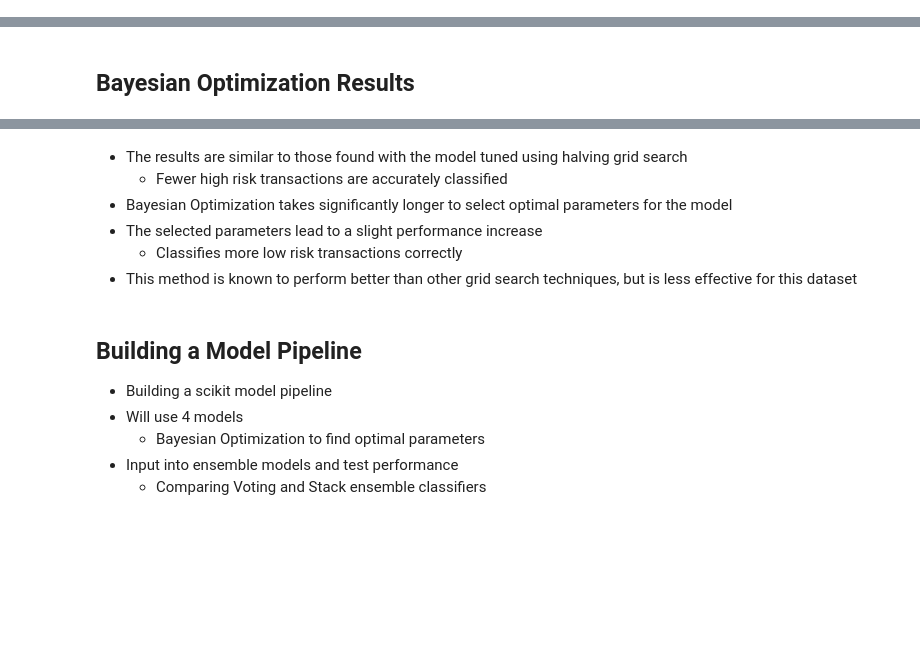
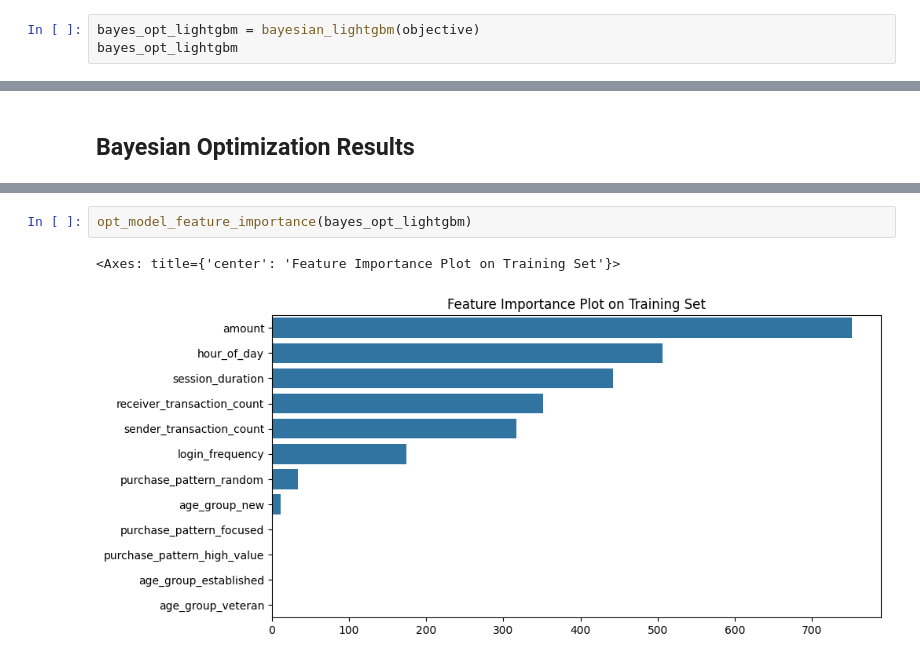
Before and after one commit to WulfNovak/Meta-Transaction-Risk-Classification, a Jupyter notebook: meta_ml.ipynb, the cells around one changed output, grey strips where cells are left out. Cells and saved outputs as stored; diff of their text form; blank space fills up the shorter version.

```diff
--- a/meta_ml.ipynb
+++ b/meta_ml.ipynb
@@ -192,0 +297,3 @@ You can set `force_col_wise=true` to remove the overhead.
+# %%
+bayes_opt_lightgbm = bayesian_lightgbm(objective)
+bayes_opt_lightgbm
@@ -274,14 +317,5 @@ moderate_risk       0.69      0.97      0.80      2153
-# %% [markdown]
-* The results are similar to those found with the model tuned using halving grid search
-    * Fewer high risk transactions are accurately classified
-* Bayesian Optimization takes significantly longer to select optimal parameters for the model
-* The selected parameters lead to a slight performance increase
-    * Classifies more low risk transactions correctly
-* This method is known to perform better than other grid search techniques, but is less effective for this dataset
-# %% [markdown]
-## Building a Model Pipeline
-* Building a scikit model pipeline
-* Will use 4 models
-    * Bayesian Optimization to find optimal parameters
-* Input into ensemble models and test performance
-    * Comparing Voting and Stack ensemble classifiers
+# %%
+opt_model_feature_importance(bayes_opt_lightgbm)
+# %% [output]
+<Axes: title={'center': 'Feature Importance Plot on Training Set'}>
+[figure, added]
```
Also changed, not shown: parts of 45 cells of this notebook, 1 other file.
